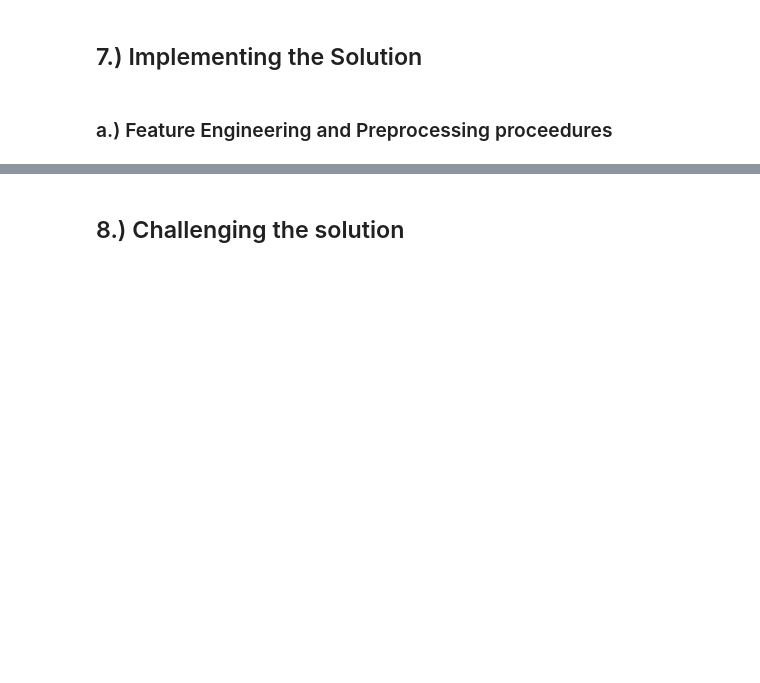
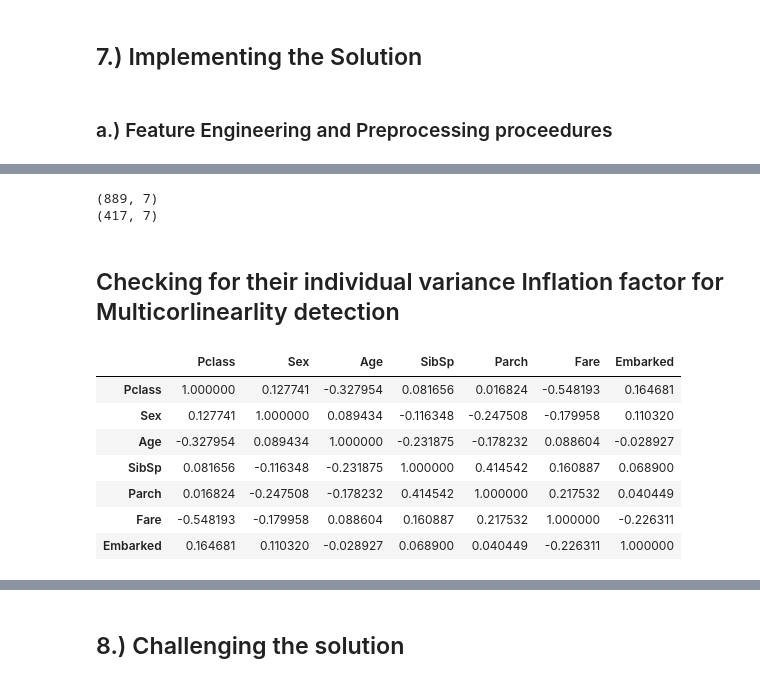
Before and after one commit to CHRISTINEMUTHEE/KNN-Naive_Bayes-_Classifier, a Jupyter notebook: KNN- Titanic Dataset.ipynb, the cells around one changed output, grey strips where cells are left out. Saved outputs shown, nothing was run; the diff lists cells and outputs as text; code cells hidden in the pictures; blank space fills up the shorter version.

```diff
--- a/KNN- Titanic Dataset.ipynb
+++ b/KNN- Titanic Dataset.ipynb
@@ -594,0 +607,12 @@ train_df1
+# %%
+# As can be seen we need to feature engineer the categorical columns to be numerical to enable analysis using the label encoder.
+# Sex and embarked are the only ones that should be transformed.
+le=LabelEncoder()
+col=['Sex','Embarked']
+for i in col:
+    train_df1[i]=le.fit_transform(train_df1[i])
+    test_df1[i]=le.fit_transform(test_df1[i])
+# Rechecking their shapes and datatypes
+print(Shape(train_df1),'\n')
+print(Shape(test_df1))
+# That was a success.
@@ -594,0 +637,29 @@ train_df1
+# %%
+# Data Preparation
+# Extraxting features
+X_feat=train_df1.drop(columns=['Survived'],axis=1)
+X=X_feat.values
+# Extracting my target variable
+Y=train_df1['Survived'].values
+# The test set contains all Features there fore ill rename it to
+X_real_feat=test_df1
+X_real_test=X_real_feat.values
+# %%
+print(X.shape)
+print(X_real_test.shape)
+# %% [output]
+(889, 7)
+(417, 7)
+# %% [markdown]
+## Checking for their individual variance Inflation factor for Multicorlinearlity detection
+# %%
+X_feat.corr()
+# %% [output]
+|  | Pclass | Sex | Age | SibSp | Parch | Fare | Embarked |
+| Pclass | 1.000000 | 0.127741 | -0.327954 | 0.081656 | 0.016824 | -0.548193 | 0.164681 |
+| Sex | 0.127741 | 1.000000 | 0.089434 | -0.116348 | -0.247508 | -0.179958 | 0.110320 |
+| Age | -0.327954 | 0.089434 | 1.000000 | -0.231875 | -0.178232 | 0.088604 | -0.028927 |
+| SibSp | 0.081656 | -0.116348 | -0.231875 | 1.000000 | 0.414542 | 0.160887 | 0.068900 |
+| Parch | 0.016824 | -0.247508 | -0.178232 | 0.414542 | 1.000000 | 0.217532 | 0.040449 |
+| Fare | -0.548193 | -0.179958 | 0.088604 | 0.160887 | 0.217532 | 1.000000 | -0.226311 |
+| Embarked | 0.164681 | 0.110320 | -0.028927 | 0.068900 | 0.040449 | -0.226311 | 1.000000 |
```
Also changed, not shown: parts of 9 cells of this notebook.
